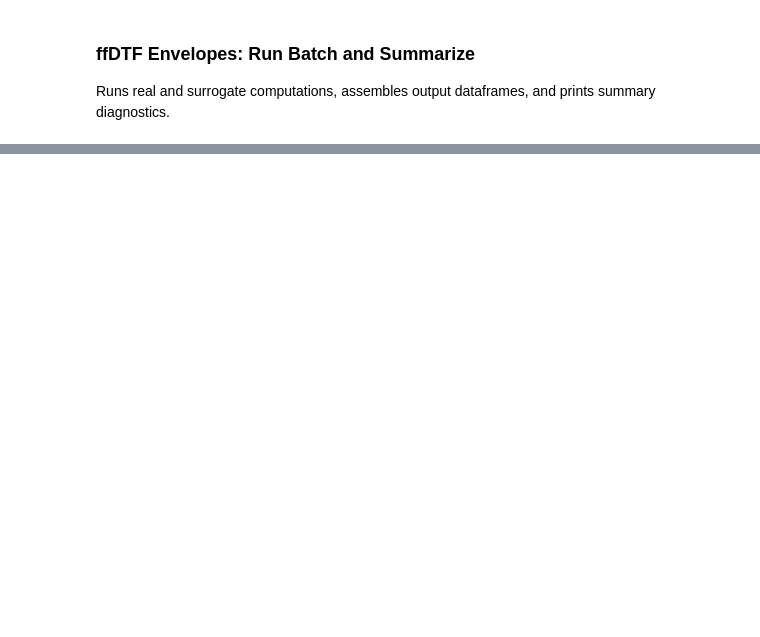
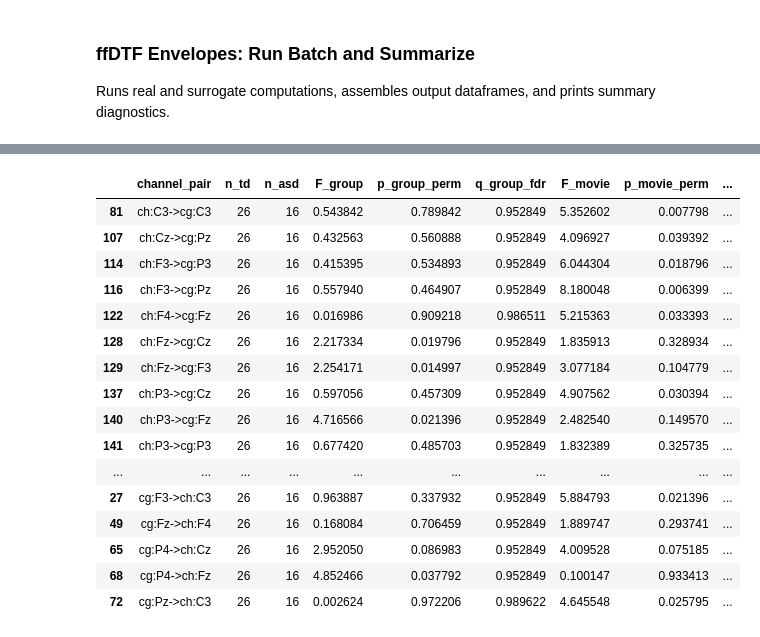
Before and after one commit to SYNCC-IN/hyperscanning-signal-analysis, a Jupyter notebook: scripts/ESCan_ffdtf_envelpes.ipynb, the cells around one changed output, grey strips where cells are left out. Cells and saved outputs as stored; diff of their text form; code cells hidden in the pictures; blank space fills up the shorter version.

```diff
--- a/scripts/ESCan_ffdtf_envelpes.ipynb
+++ b/scripts/ESCan_ffdtf_envelpes.ipynb
@@ -1372,0 +2411,48 @@ print('Cell 18 computation complete.')
+# %%
+p_cols = [c for c in td_asd_rm_df.columns if str(c).startswith('p_')]
+if len(p_cols) == 0:
+    print("No columns starting with 'p_' were found in td_asd_rm_df.")
+else:
+    mask_sig = (td_asd_rm_df[p_cols] < 0.05).any(axis=1)
+    df_show = td_asd_rm_df.loc[mask_sig, [
+        'channel_pair',
+        'n_td', 'n_asd',
+        'F_group', 'p_group_perm', 'q_group_fdr',
+        'F_movie', 'p_movie_perm', 'q_movie_fdr',
+        'F_interaction', 'p_interaction_perm', 'q_interaction_fdr',
+        'sig_group_fdr_0p05', 'sig_movie_fdr_0p05', 'sig_interaction_fdr_0p05',
+        'perm_seed',
+    ]].copy()
+
+    dir_rank = np.select(
+        [
+            df_show['channel_pair'].str.match(r'^ch:.*->cg:.*$'),
+            df_show['channel_pair'].str.match(r'^cg:.*->ch:.*$'),
+        ],
+        [0, 1],
+        default=2,
+    )
+
+    df_show = df_show.assign(_dir_rank=dir_rank).sort_values(
+        ['_dir_rank', 'channel_pair', 'q_interaction_fdr']
+    ).drop(columns=['_dir_rank'])
+
+    display(df_show)
+# %% [output]
+|  | channel_pair | n_td | n_asd | F_group | p_group_perm | q_group_fdr | F_movie | p_movie_perm | ... |
+| 81 | ch:C3->cg:C3 | 26 | 16 | 0.543842 | 0.789842 | 0.952849 | 5.352602 | 0.007798 | ... |
+| 107 | ch:Cz->cg:Pz | 26 | 16 | 0.432563 | 0.560888 | 0.952849 | 4.096927 | 0.039392 | ... |
+| 114 | ch:F3->cg:P3 | 26 | 16 | 0.415395 | 0.534893 | 0.952849 | 6.044304 | 0.018796 | ... |
+| 116 | ch:F3->cg:Pz | 26 | 16 | 0.557940 | 0.464907 | 0.952849 | 8.180048 | 0.006399 | ... |
+| 122 | ch:F4->cg:Fz | 26 | 16 | 0.016986 | 0.909218 | 0.986511 | 5.215363 | 0.033393 | ... |
+| 128 | ch:Fz->cg:Cz | 26 | 16 | 2.217334 | 0.019796 | 0.952849 | 1.835913 | 0.328934 | ... |
+| 129 | ch:Fz->cg:F3 | 26 | 16 | 2.254171 | 0.014997 | 0.952849 | 3.077184 | 0.104779 | ... |
+| 137 | ch:P3->cg:Cz | 26 | 16 | 0.597056 | 0.457309 | 0.952849 | 4.907562 | 0.030394 | ... |
+| 140 | ch:P3->cg:Fz | 26 | 16 | 4.716566 | 0.021396 | 0.952849 | 2.482540 | 0.149570 | ... |
+| 141 | ch:P3->cg:P3 | 26 | 16 | 0.677420 | 0.485703 | 0.952849 | 1.832389 | 0.325735 | ... |
+| ... | ... | ... | ... | ... | ... | ... | ... | ... | ... |
+| 27 | cg:F3->ch:C3 | 26 | 16 | 0.963887 | 0.337932 | 0.952849 | 5.884793 | 0.021396 | ... |
+| 49 | cg:Fz->ch:F4 | 26 | 16 | 0.168084 | 0.706459 | 0.952849 | 1.889747 | 0.293741 | ... |
+| 65 | cg:P4->ch:Cz | 26 | 16 | 2.952050 | 0.086983 | 0.952849 | 4.009528 | 0.075185 | ... |
+| 68 | cg:P4->ch:Fz | 26 | 16 | 4.852466 | 0.037792 | 0.952849 | 0.100147 | 0.933413 | ... |
+| 72 | cg:Pz->ch:C3 | 26 | 16 | 0.002624 | 0.972206 | 0.989622 | 4.645548 | 0.025795 | ... |
```
Also changed, not shown: parts of 30 cells of this notebook, 2 other files.
